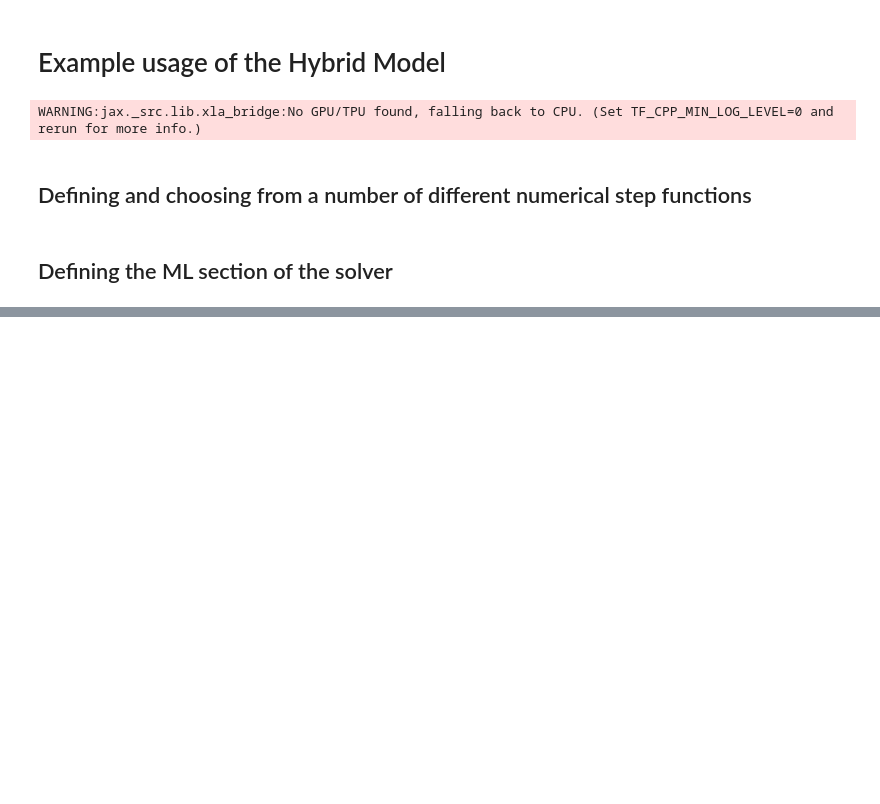
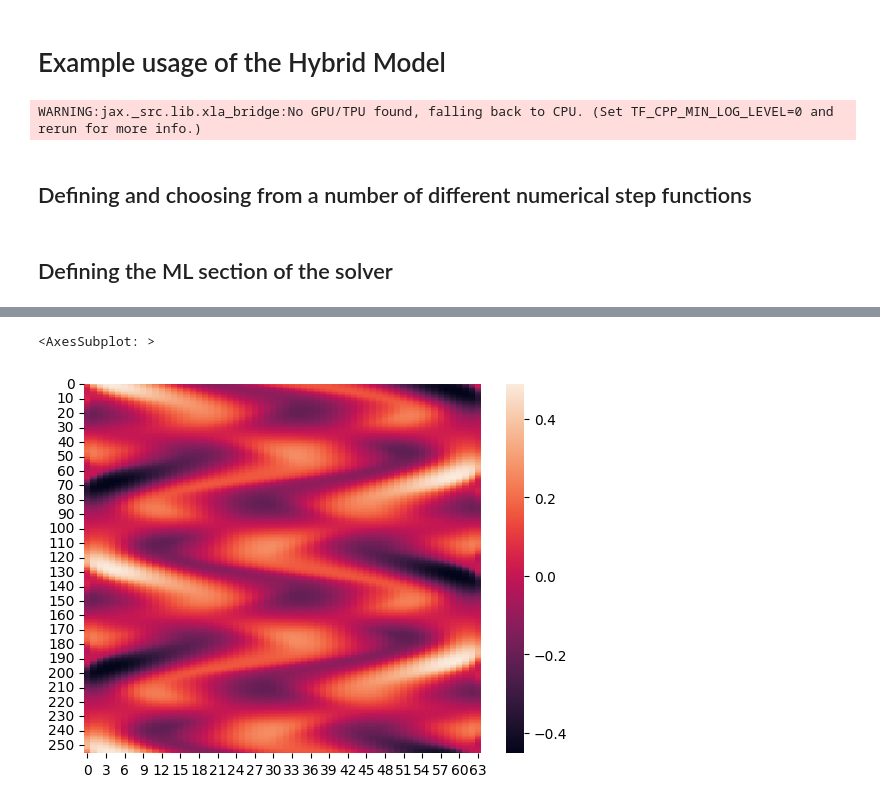
Before and after one commit to diegodelc/jax-cfd, a Jupyter notebook: notebooks/hybrid_model/hybrid_model.ipynb, the cells around one changed output, grey strips where cells are left out. Saved outputs shown, nothing was run; the diff lists cells and outputs as text; code cells hidden in the pictures; blank space fills up the shorter version.

```diff
--- a/notebooks/hybrid_model/hybrid_model.ipynb
+++ b/notebooks/hybrid_model/hybrid_model.ipynb
@@ -299,0 +320,5 @@ Coordinates:
+# %%
+seaborn.heatmap(ds_dummy.u.isel(time=7))
+# %% [output]
+<AxesSubplot: >
+[figure, added]
```
Also changed, not shown: parts of 9 cells of this notebook.
